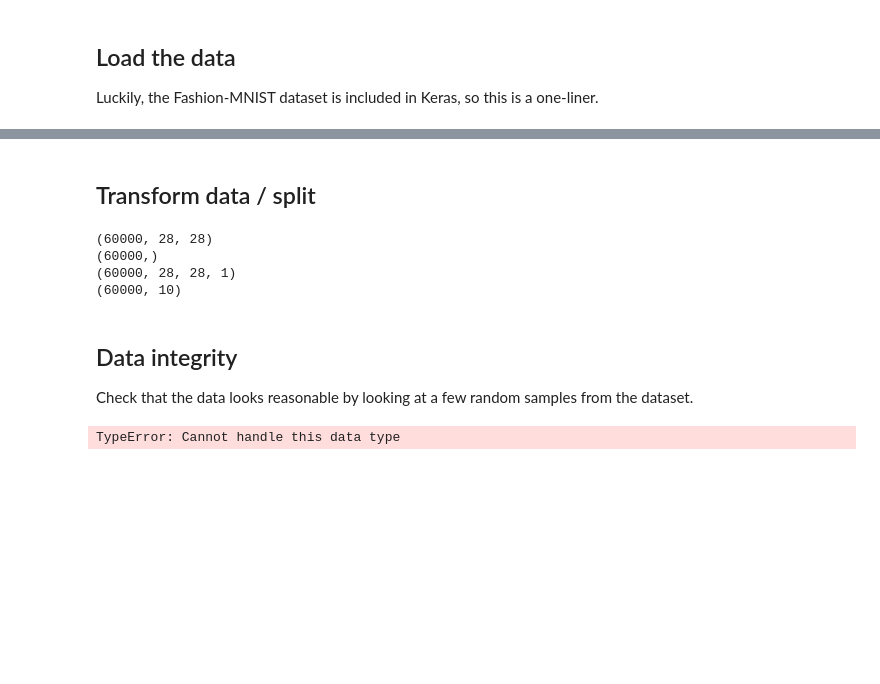
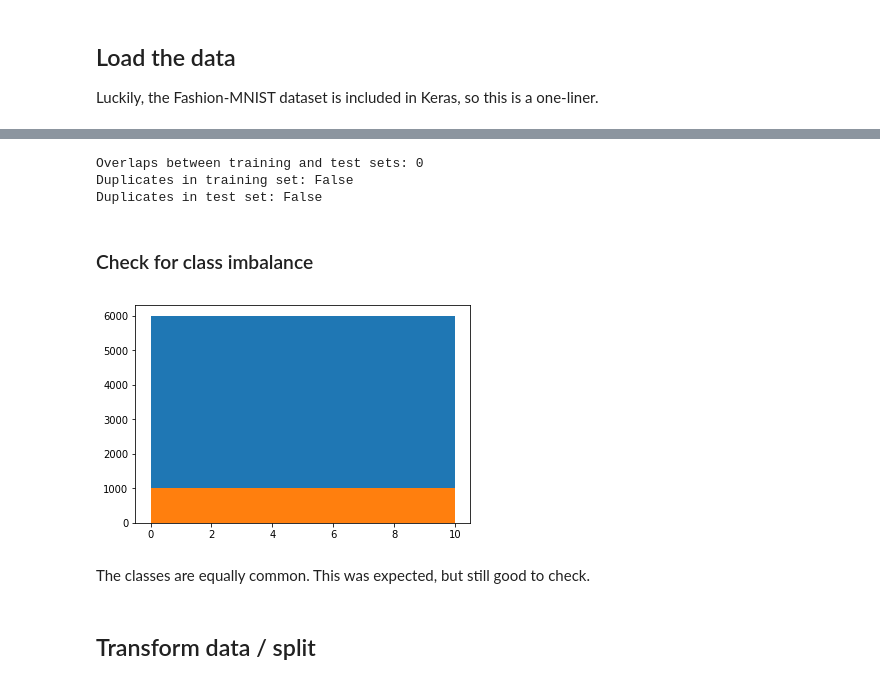
Before and after one commit to alum/fashion-mnist-cnn, a Jupyter notebook: Fashion-MNIST-CNN.ipynb, the cells around one changed output, grey strips where cells are left out. Drawn from its saved outputs; the diff is of its cells as text; code cells hidden in the pictures; blank space fills up the shorter version.

```diff
--- a/Fashion-MNIST-CNN.ipynb
+++ b/Fashion-MNIST-CNN.ipynb
@@ -40,35 +85,59 @@ Luckily, the Fashion-MNIST dataset is included in Keras, so this is a one-liner.
+# %%
+def overlap(a, b):
+    ah = [hashlib.sha1(x).hexdigest() for x in a]
+    bh = [hashlib.sha1(y).hexdigest() for y in b]
+    overlaps = np.in1d(ah, bh)
+    return collections.Counter(overlaps)[True]
+
+def has_duplicates(a):
+    ah = [hashlib.sha1(x).hexdigest() for x in a]
+    _, counts = np.unique(ah, return_counts=True)
+    if len(collections.Counter(counts).keys()) > 1:
+        return True
+    return False
+
+print("Overlaps between training and test sets:", overlap(x_train_indata, x_test_indata))
+print("Duplicates in training set:", has_duplicates(x_train_indata))
+print("Duplicates in test set:", has_duplicates(x_test_indata))
+# %% [output]
+Overlaps between training and test sets: 0
+Duplicates in training set: False
+Duplicates in test set: False
+# %% [markdown]
+### Check for class imbalance
+# %%
+_ = plt.hist(y_train_indata, bins=range(0,11))
+_ = plt.hist(y_test_indata, bins=range(0,11))
+# %% [output]
+[figure, added]
+# %% [markdown]
+The classes are equally common. This was expected, but still good to check.
 # %% [markdown]
 ## Transform data / split
 # %%
 num_classes = 10
+pixel_depth = 255.0
 
-print(x_train.shape)
-print(y_train.shape)
+x_train, x_validation, y_train, y_validation = train_test_split(
+    x_train_indata,
+    y_train_indata,
+    test_size=0.16666,
+    random_state=42)
+
+# print(x_train.shape)
+# print(y_train.shape)
+# print(x_validation.shape)
+# print(y_validation.shape)
+
 # Add one dimension because the CNN layers expect n feature maps (color channels)
 x_train = x_train.reshape(x_train.shape[0], x_train.shape[1], x_train.shape[2], 1)
-y_train = keras.utils.to_categorical(y_train, num_classes=num_classes, dtype='float32')
-print(x_train.shape)
-print(y_train.shape)
+y_train = to_categorical(y_train, num_classes=num_classes)
+x_validation = x_validation.reshape(x_validation.shape[0], x_validation.shape[1], x_validation.shape[2], 1)
+y_validation = to_categorical(y_validation, num_classes=num_classes)
+# print()
+# print(x_train.shape)
+# print(y_train.shape)
 
-
-# TODO SPLIT
+# zero-center and normalize pixels
+x_train = (x_train - (pixel_depth/2)) / pixel_depth
+x_validation = (x_validation - (pixel_depth/2)) / pixel_depth
-# %% [output]
-(60000, 28, 28)
-(60000,)
-(60000, 28, 28, 1)
-(60000, 10)
-# %% [markdown]
-## Data integrity
-
-Check that the data looks reasonable by looking at a few random samples from the dataset.
-# %%
-def render_random_images(num_samples):
-    idxs = np.random.choice(len(x_train), num_samples)
-    for idx in idxs:
-        f = io.BytesIO()
-        PIL.Image.fromarray(x_train[idx]).save(f, 'png')
-        IPython.display.display(IPython.display.Image(data=f.getvalue()))
-
-render_random_images(10)
-# %% [output]
-TypeError: Cannot handle this data type
```
Also changed, not shown: parts of 29 cells of this notebook.
